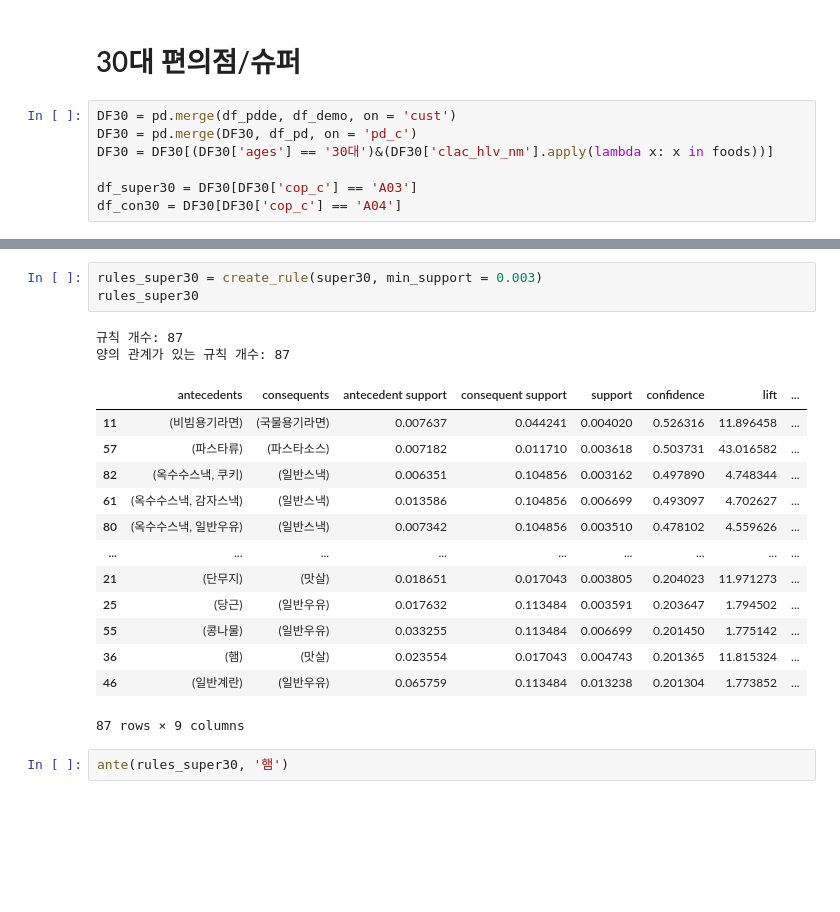
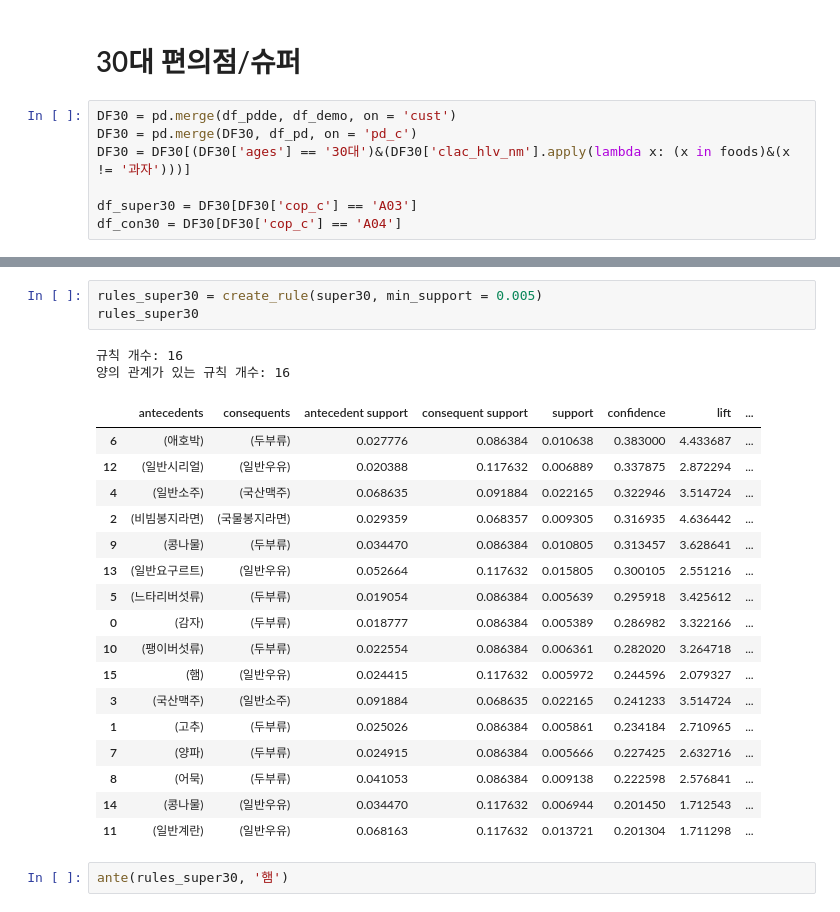
Before and after one commit to HYOJUNG08/RI_E5_1, a Jupyter notebook: ARM_not_clustering.ipynb, the cells around one changed output, grey strips where cells are left out. Cells and saved outputs as stored; diff of their text form; blank space fills up the shorter version.

```diff
--- a/ARM_not_clustering.ipynb
+++ b/ARM_not_clustering.ipynb
@@ -690,7 +669,7 @@ ante(rules_super, '냉동밥')
 # %%
 DF30 = pd.merge(df_pdde, df_demo, on = 'cust')
 DF30 = pd.merge(DF30, df_pd, on = 'pd_c')
-DF30 = DF30[(DF30['ages'] == '30대')&(DF30['clac_hlv_nm'].apply(lambda x: x in foods))]
+DF30 = DF30[(DF30['ages'] == '30대')&(DF30['clac_hlv_nm'].apply(lambda x: (x in foods)&(x != '과자')))]
 
 df_super30 = DF30[DF30['cop_c'] == 'A03']
 df_con30 = DF30[DF30['cop_c'] == 'A04']
@@ -703,22 +682,26 @@ df shape: (37318, 556)
 # %%
-rules_super30 = create_rule(super30, min_support = 0.003)
+rules_super30 = create_rule(super30, min_support = 0.005)
 rules_super30
 # %% [output]
-규칙 개수: 87
-양의 관계가 있는 규칙 개수: 87
+규칙 개수: 16
+양의 관계가 있는 규칙 개수: 16
 |  | antecedents | consequents | antecedent support | consequent support | support | confidence | lift | ... |
-| 11 | (비빔용기라면) | (국물용기라면) | 0.007637 | 0.044241 | 0.004020 | 0.526316 | 11.896458 | ... |
-| 57 | (파스타류) | (파스타소스) | 0.007182 | 0.011710 | 0.003618 | 0.503731 | 43.016582 | ... |
-| 82 | (옥수수스낵, 쿠키) | (일반스낵) | 0.006351 | 0.104856 | 0.003162 | 0.497890 | 4.748344 | ... |
-| 61 | (옥수수스낵, 감자스낵) | (일반스낵) | 0.013586 | 0.104856 | 0.006699 | 0.493097 | 4.702627 | ... |
-| 80 | (옥수수스낵, 일반우유) | (일반스낵) | 0.007342 | 0.104856 | 0.003510 | 0.478102 | 4.559626 | ... |
-| ... | ... | ... | ... | ... | ... | ... | ... | ... |
-| 21 | (단무지) | (맛살) | 0.018651 | 0.017043 | 0.003805 | 0.204023 | 11.971273 | ... |
-| 25 | (당근) | (일반우유) | 0.017632 | 0.113484 | 0.003591 | 0.203647 | 1.794502 | ... |
-| 55 | (콩나물) | (일반우유) | 0.033255 | 0.113484 | 0.006699 | 0.201450 | 1.775142 | ... |
-| 36 | (햄) | (맛살) | 0.023554 | 0.017043 | 0.004743 | 0.201365 | 11.815324 | ... |
-| 46 | (일반계란) | (일반우유) | 0.065759 | 0.113484 | 0.013238 | 0.201304 | 1.773852 | ... |
+| 6 | (애호박) | (두부류) | 0.027776 | 0.086384 | 0.010638 | 0.383000 | 4.433687 | ... |
+| 12 | (일반시리얼) | (일반우유) | 0.020388 | 0.117632 | 0.006889 | 0.337875 | 2.872294 | ... |
+| 4 | (일반소주) | (국산맥주) | 0.068635 | 0.091884 | 0.022165 | 0.322946 | 3.514724 | ... |
+| 2 | (비빔봉지라면) | (국물봉지라면) | 0.029359 | 0.068357 | 0.009305 | 0.316935 | 4.636442 | ... |
+| 9 | (콩나물) | (두부류) | 0.034470 | 0.086384 | 0.010805 | 0.313457 | 3.628641 | ... |
+| 13 | (일반요구르트) | (일반우유) | 0.052664 | 0.117632 | 0.015805 | 0.300105 | 2.551216 | ... |
+| 5 | (느타리버섯류) | (두부류) | 0.019054 | 0.086384 | 0.005639 | 0.295918 | 3.425612 | ... |
+| 0 | (감자) | (두부류) | 0.018777 | 0.086384 | 0.005389 | 0.286982 | 3.322166 | ... |
+| 10 | (팽이버섯류) | (두부류) | 0.022554 | 0.086384 | 0.006361 | 0.282020 | 3.264718 | ... |
+| 15 | (햄) | (일반우유) | 0.024415 | 0.117632 | 0.005972 | 0.244596 | 2.079327 | ... |
+| 3 | (국산맥주) | (일반소주) | 0.091884 | 0.068635 | 0.022165 | 0.241233 | 3.514724 | ... |
+| 1 | (고추) | (두부류) | 0.025026 | 0.086384 | 0.005861 | 0.234184 | 2.710965 | ... |
+| 7 | (양파) | (두부류) | 0.024915 | 0.086384 | 0.005666 | 0.227425 | 2.632716 | ... |
+| 8 | (어묵) | (두부류) | 0.041053 | 0.086384 | 0.009138 | 0.222598 | 2.576841 | ... |
+| 14 | (콩나물) | (일반우유) | 0.034470 | 0.117632 | 0.006944 | 0.201450 | 1.712543 | ... |
+| 11 | (일반계란) | (일반우유) | 0.068163 | 0.117632 | 0.013721 | 0.201304 | 1.711298 | ... |
-87 rows × 9 columns
 # %%
 ante(rules_super30, '햄')
 # %% [output]
```
Also changed, not shown: parts of 9 cells of this notebook.
